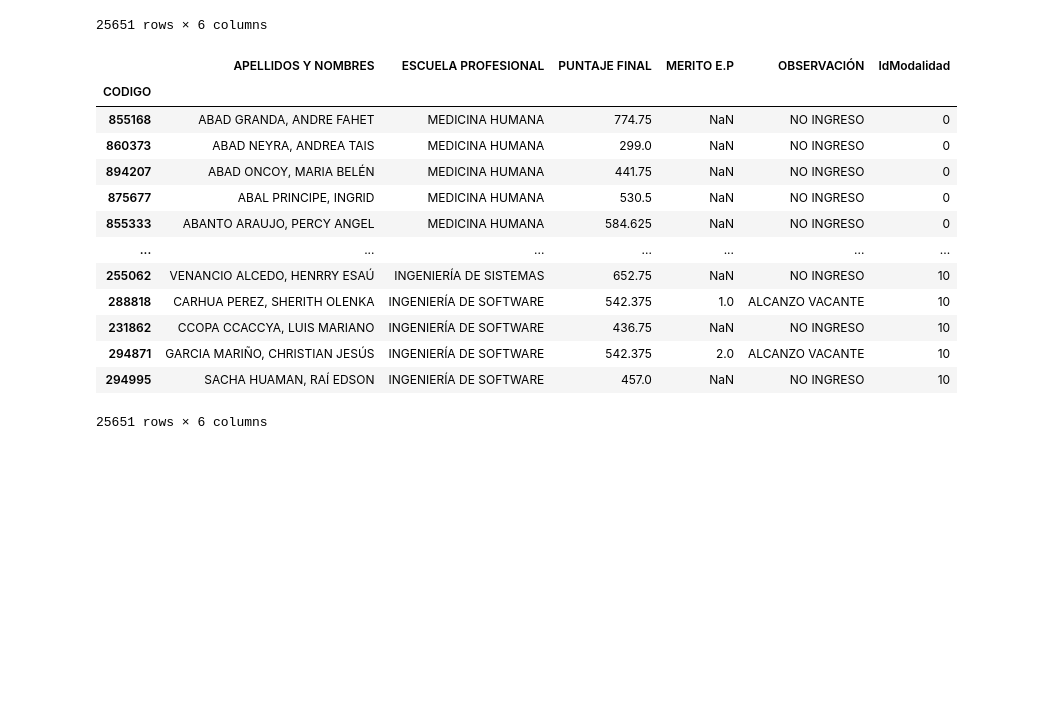
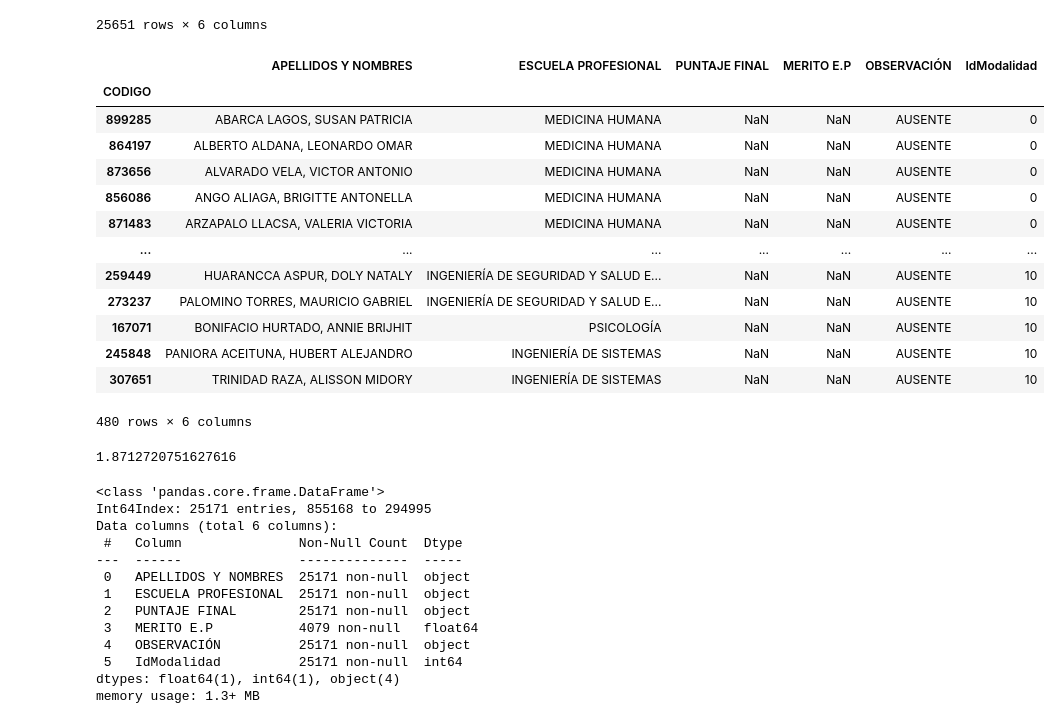
Before and after one commit to jhonvelasque/ETL_del_examen_de_admision_UNMSM2023, a Jupyter notebook: WebScrapingExamen/2_NormalizacionDatos.ipynb, the cells around one changed output. Cells and saved outputs as stored; diff of their text form; code cells hidden in the pictures; blank space fills up the shorter version.

```diff
--- a/WebScrapingExamen/2_NormalizacionDatos.ipynb
+++ b/WebScrapingExamen/2_NormalizacionDatos.ipynb
@@ -198,3 +221,27 @@ df_resultados
 | 294871 | GARCIA MARIÑO, CHRISTIAN JESÚS | INGENIERÍA DE SOFTWARE | 542.375 | 2.0 | ALCANZO VACANTE | 10 |
 | 294995 | SACHA HUAMAN, RAÍ EDSON | INGENIERÍA DE SOFTWARE | 457.0 | NaN | NO INGRESO | 10 |
 25651 rows × 6 columns
+# %%
+#los alumno que no diereon examen
+ausentes=df_resultados[df_resultados['PUNTAJE FINAL'].isnull()==True]
+ausentes
+# %% [output]
+|  | APELLIDOS Y NOMBRES | ESCUELA PROFESIONAL | PUNTAJE FINAL | MERITO E.P | OBSERVACIÓN | IdModalidad |
+| CODIGO |  |  |  |  |  |  |
+| 899285 | ABARCA LAGOS, SUSAN PATRICIA | MEDICINA HUMANA | NaN | NaN | AUSENTE | 0 |
+| 864197 | ALBERTO ALDANA, LEONARDO OMAR | MEDICINA HUMANA | NaN | NaN | AUSENTE | 0 |
+| 873656 | ALVARADO VELA, VICTOR ANTONIO | MEDICINA HUMANA | NaN | NaN | AUSENTE | 0 |
+| 856086 | ANGO ALIAGA, BRIGITTE ANTONELLA | MEDICINA HUMANA | NaN | NaN | AUSENTE | 0 |
+| 871483 | ARZAPALO LLACSA, VALERIA VICTORIA | MEDICINA HUMANA | NaN | NaN | AUSENTE | 0 |
+| ... | ... | ... | ... | ... | ... | ... |
+| 259449 | HUARANCCA ASPUR, DOLY NATALY | INGENIERÍA DE SEGURIDAD Y SALUD E... | NaN | NaN | AUSENTE | 10 |
+| 273237 | PALOMINO TORRES, MAURICIO GABRIEL | INGENIERÍA DE SEGURIDAD Y SALUD E... | NaN | NaN | AUSENTE | 10 |
+| 167071 | BONIFACIO HURTADO, ANNIE BRIJHIT | PSICOLOGÍA | NaN | NaN | AUSENTE | 10 |
+| 245848 | PANIORA ACEITUNA, HUBERT ALEJANDRO | INGENIERÍA DE SISTEMAS | NaN | NaN | AUSENTE | 10 |
+| 307651 | TRINIDAD RAZA, ALISSON MIDORY | INGENIERÍA DE SISTEMAS | NaN | NaN | AUSENTE | 10 |
+480 rows × 6 columns
+# %%
+#el porcentaje de asusentes
+ausentes.shape[0]/df_resultados.shape[0]*100
+# %% [output]
+1.8712720751627616
@@ -201,17 +251,16 @@ df_resultados
 # %%
-df_resultados
+df_resultados.info()
 # %% [output]
-|  | APELLIDOS Y NOMBRES | ESCUELA PROFESIONAL | PUNTAJE FINAL | MERITO E.P | OBSERVACIÓN | IdModalidad |
-| CODIGO |  |  |  |  |  |  |
-| 855168 | ABAD GRANDA, ANDRE FAHET | MEDICINA HUMANA | 774.75 | NaN | NO INGRESO | 0 |
-| 860373 | ABAD NEYRA, ANDREA TAIS | MEDICINA HUMANA | 299.0 | NaN | NO INGRESO | 0 |
-| 894207 | ABAD ONCOY, MARIA BELÉN | MEDICINA HUMANA | 441.75 | NaN | NO INGRESO | 0 |
-| 875677 | ABAL PRINCIPE, INGRID | MEDICINA HUMANA | 530.5 | NaN | NO INGRESO | 0 |
-| 855333 | ABANTO ARAUJO, PERCY ANGEL | MEDICINA HUMANA | 584.625 | NaN | NO INGRESO | 0 |
-| ... | ... | ... | ... | ... | ... | ... |
-| 255062 | VENANCIO ALCEDO, HENRRY ESAÚ | INGENIERÍA DE SISTEMAS | 652.75 | NaN | NO INGRESO | 10 |
-| 288818 | CARHUA PEREZ, SHERITH OLENKA | INGENIERÍA DE SOFTWARE | 542.375 | 1.0 | ALCANZO VACANTE | 10 |
-| 231862 | CCOPA CCACCYA, LUIS MARIANO | INGENIERÍA DE SOFTWARE | 436.75 | NaN | NO INGRESO | 10 |
-| 294871 | GARCIA MARIÑO, CHRISTIAN JESÚS | INGENIERÍA DE SOFTWARE | 542.375 | 2.0 | ALCANZO VACANTE | 10 |
-| 294995 | SACHA HUAMAN, RAÍ EDSON | INGENIERÍA DE SOFTWARE | 457.0 | NaN | NO INGRESO | 10 |
-25651 rows × 6 columns
+<class 'pandas.core.frame.DataFrame'>
+Int64Index: 25171 entries, 855168 to 294995
+Data columns (total 6 columns):
+ #   Column               Non-Null Count  Dtype
+---  ------               --------------  -----
+ 0   APELLIDOS Y NOMBRES  25171 non-null  object
+ 1   ESCUELA PROFESIONAL  25171 non-null  object
+ 2   PUNTAJE FINAL        25171 non-null  object
+ 3   MERITO E.P           4079 non-null   float64
+ 4   OBSERVACIÓN          25171 non-null  object
+ 5   IdModalidad          25171 non-null  int64
+dtypes: float64(1), int64(1), object(4)
+memory usage: 1.3+ MB
```
Also changed, not shown: parts of 28 cells of this notebook, 3 other files.
